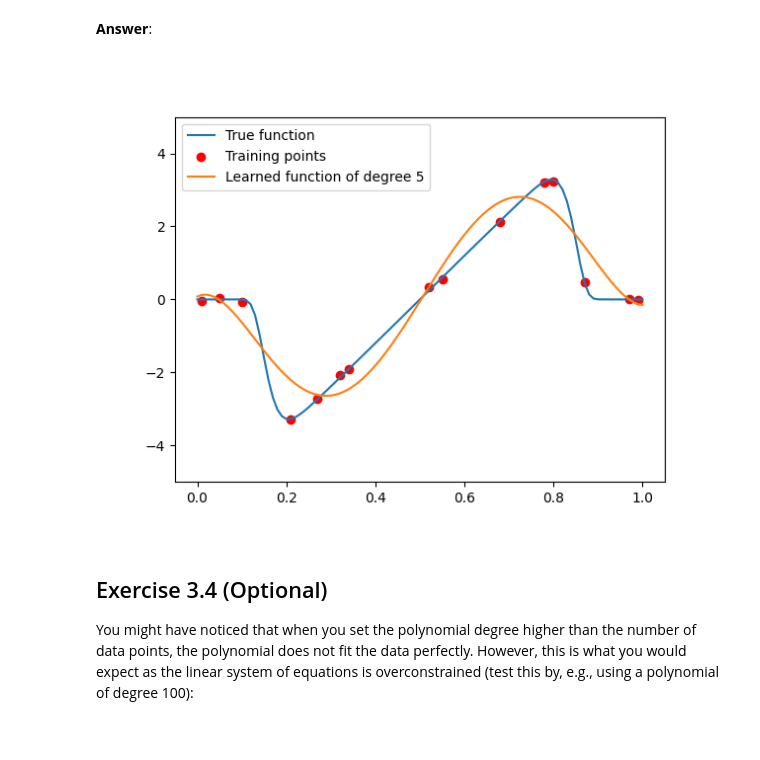
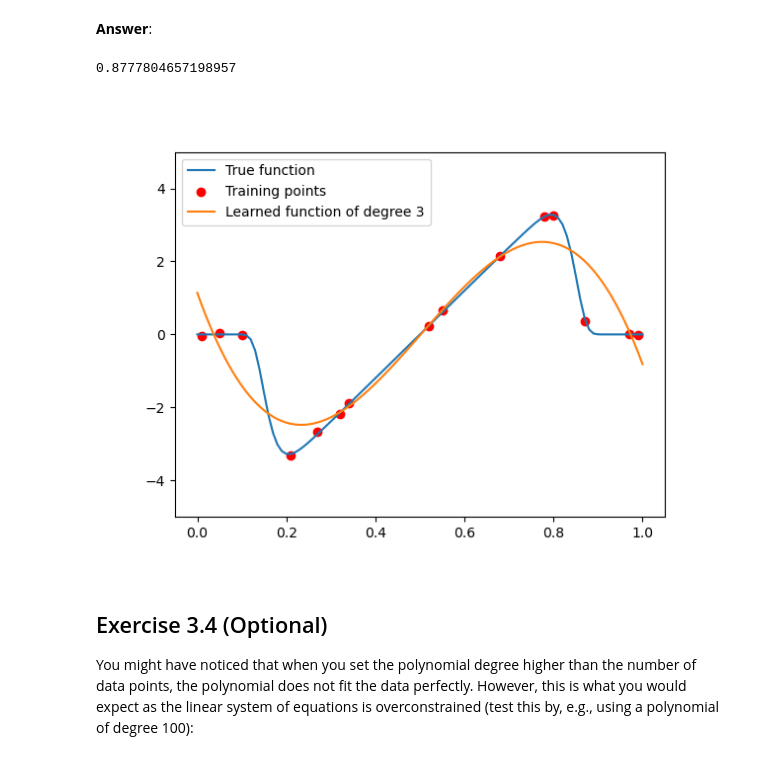
Before and after one commit to patriktao/edan96, a Jupyter notebook: lab2/applied_ml_assignment_2.ipynb, the cells around one changed output. Saved outputs shown, nothing was run; the diff lists cells and outputs as text; code cells hidden in the pictures.

```diff
--- a/lab2/applied_ml_assignment_2.ipynb
+++ b/lab2/applied_ml_assignment_2.ipynb
@@ -868,6 +877,8 @@ class PolynomialRegression:
             for j in range(self.degree+1):
                 feature_matrix[i,j] = X[i] ** j
 
+        feature_matrix = np.power(X[:, np.newaxis], np.arange(self.degree+1))
+
         #Calc optimal weights using closed-form solution
         self.weights = inv(feature_matrix.T @ feature_matrix) @ feature_matrix.T @ y
 
@@ -1009,35 +1015,38 @@ for i in range(1, 10):
     pr = PolynomialRegression(i)
     rmse_sets = []
 
     for train, test in kFold.split(X_eval):
         X_train, X_test = X_eval[train], X_eval[test]
         y_train, y_test = y_eval[train], y_eval[test]
 
         pr.fit_MLE(X_train, y_train)
         y_predict = pr.predict(X_test)
-        rmse_sets.append(mse(y_predict, y_test, squared=False))
+        mse_loss = mse(y_predict, y_test, squared=False)
+        rmse_sets.append(mse_loss)
 
     mean_rmse = np.mean(rmse_sets)
     rmse_avg.append(mean_rmse)
 
 best_pol_deg = np.argmin(rmse_avg) + 1
+print(min(rmse_avg))
 pr = PolynomialRegression(best_pol_deg)
 pr.fit_MLE(X_eval, y_eval)
 
 # Plotting
 fig3_3, ax3_3 = plt.subplots()
 ax3_3.plot(X_plot, true_function(X_plot), label='True function')
 ax3_3.scatter(X_eval, y_eval, c='r', label='Training points')
 ax3_3.plot(X_plot, pr.predict(X_plot), label=f'Learned function of degree {best_pol_deg}')
 ax3_3.set_ylim(-5, 5)
 ax3_3.legend()
 plt.show()
 
 
 
 # EXPECTED SPACE FOR STUDENT CODE - END
 # %% [output]
+0.8777804657198957
-[figure, old version]
+[figure, new version]
 # %% [markdown]
 ## Exercise 3.4 (Optional)
 
```
Also changed, not shown: parts of 17 cells of this notebook, 15 other files.
